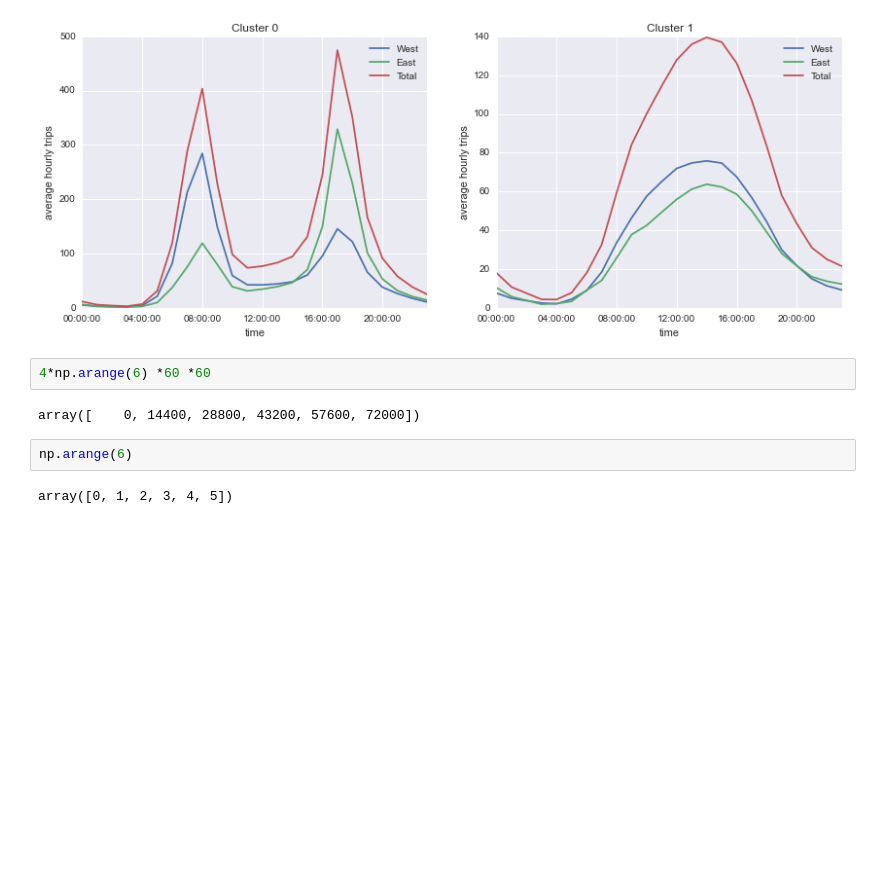
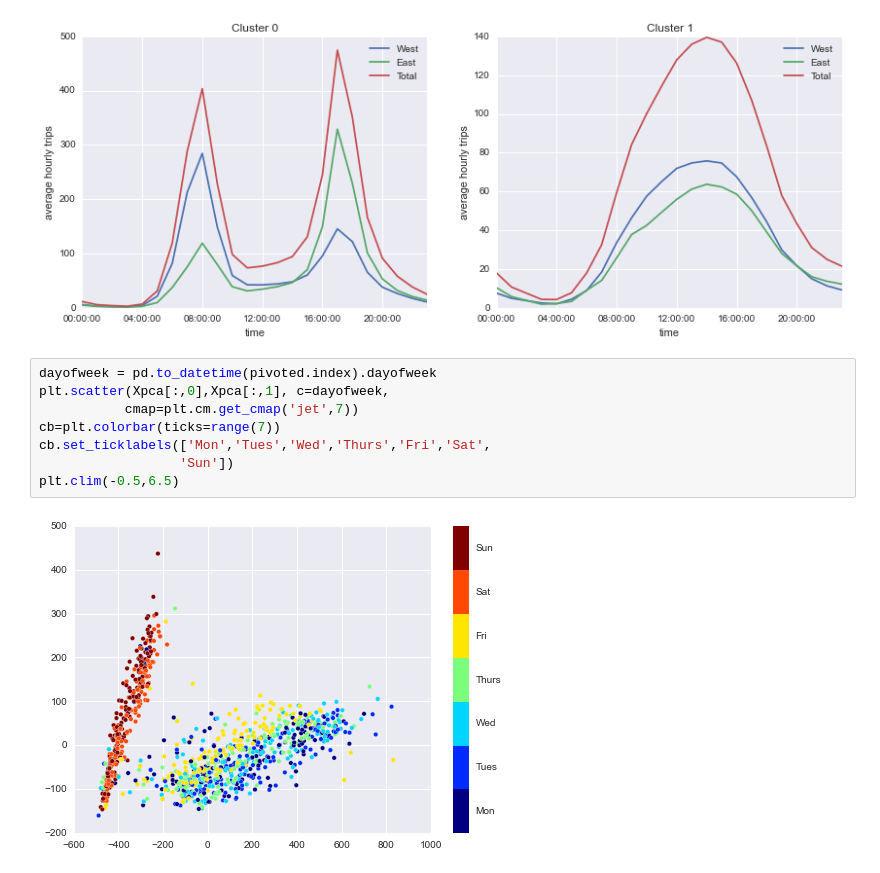
Before and after one commit to ankitbhagat25/Analysis-of-Seattle-bicycle-and-pedestrian-count-data, a Jupyter notebook: fremont_bridge_workhabits.ipynb, the cells around one changed output. Cells and saved outputs as stored; diff of their text form; blank space fills up the shorter version.

```diff
--- a/fremont_bridge_workhabits.ipynb
+++ b/fremont_bridge_workhabits.ipynb
@@ -111,11 +111,13 @@ for i in range(2):
     ax[i].set_ylabel('average hourly trips')
 # %% [output]
 [figure]
-# %%
-4*np.arange(6) *60 *60
-# %% [output]
-array([    0, 14400, 28800, 43200, 57600, 72000])
-# %%
-np.arange(6)
-# %% [output]
-array([0, 1, 2, 3, 4, 5])
+# %%
+dayofweek = pd.to_datetime(pivoted.index).dayofweek
+plt.scatter(Xpca[:,0],Xpca[:,1], c=dayofweek,
+           cmap=plt.cm.get_cmap('jet',7))
+cb=plt.colorbar(ticks=range(7))
+cb.set_ticklabels(['Mon','Tues','Wed','Thurs','Fri','Sat',
+                  'Sun'])
+plt.clim(-0.5,6.5)
+# %% [output]
+[figure, added]
```
Also changed, not shown: parts of 12 cells of this notebook, 1 other file.
